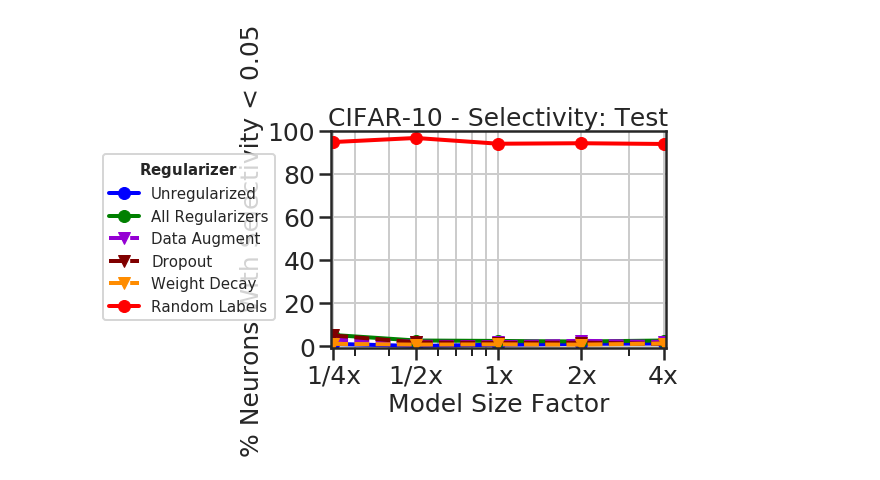
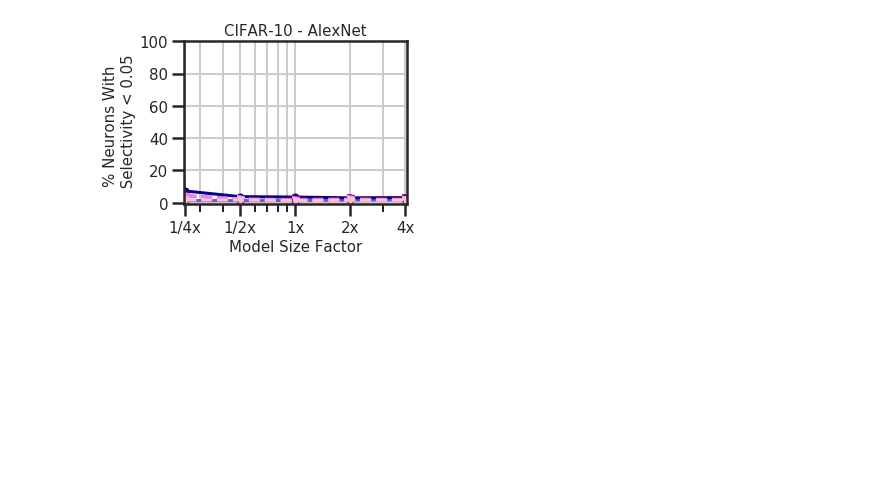
Before and after one commit to xboix/frivolous_dnns, a Jupyter notebook: ipy_notebooks/plot_nonselective.ipynb, the cells around one changed output. Cells and saved outputs as stored; diff of their text form; code cells hidden in the pictures; blank space fills up the shorter version.

Commit message:
Plots

```diff
--- a/ipy_notebooks/plot_nonselective.ipynb
+++ b/ipy_notebooks/plot_nonselective.ipynb
@@ -40,56 +135,70 @@ def print_nonselectivity(title, data, marker_styles, curve_colors, curve_styles,
 # %%
-
+#Regularizers - CIFAR
 sys.path.append('../')
 import experiments
 
-curves = 6
-curve_labels = ['Unregularized', 'All Regularizers', 'Data Augment', 'Dropout', 'Weight Decay', 'Random Labels']
-curve_colors = ['blue', 'green', 'darkviolet', 'maroon', 'darkorange', 'red']
-curve_styles = ['-', '-', '--', '--', '--', '-']
+curves = 5
+curve_labels = ['None', 'All', 'Data Aug.', 'Dropout', 'W. Decay']
+curve_colors = ['slateblue', 'darkblue', 'purple', 'violet', 'pink']
+curve_styles = ['-', '-', '--', '--', '--']
+marker_styles = ['o', 'o', 'v', 'v', 'v']
+
 sizes = 5
 marker_styles = ['o', 'o', 'v', 'v', 'v', 'o']
-yticks = [0, 20, 40, 60, 80, 100]
+yticks = [0, 20]
 size_factors = np.array([0.25, 0.5, 1, 2, 4])
 size_idx_map = {0.25: 0, 0.5: 1, 1: 2, 2: 3, 4: 4}
 size_labels = ['1/4x', '1/2x', '1x', '2x', '4x']
 crosses = 3
 
-results = np.zeros((curves, sizes))
-results_test = np.zeros((curves, sizes))
+seeds = 3
+results = np.zeros((seeds,curves, sizes))
+results_test = np.zeros((seeds, curves, sizes))
 # both are indexed [size_factor][nn_type][mean/lowererr/uppererr]
 # we have to make sure to not be sketchy and state that these are averages between samplings and not nets
+for seed in range(seeds):
+    for ID in range(62, 92):
+        opt = experiments.opt[ID]
 
-for ID in range(62, 92):
-    opt = experiments.opt[ID]
+        curve_idx = 0  # unregularized
+        if opt.dataset.random_labels:
+            continue  # random labels
+        elif opt.hyper.augmentation and opt.hyper.drop_train < 1:
+            curve_idx = 1  # all regularizers
+        elif opt.hyper.augmentation:
+            curve_idx = 2
+        elif opt.hyper.drop_train < 1:
+            curve_idx = 3
+        elif opt.hyper.weight_decay:
+            curve_idx = 4
+        size_idx = size_idx_map[opt.dnn.neuron_multiplier[0]]
 
-    curve_idx = 0  # unregularized
-    if opt.dataset.random_labels:
-        curve_idx = 5  # random labels
-    elif opt.hyper.augmentation and opt.hyper.drop_train < 1:
-        curve_idx = 1  # all regularizers
-    elif opt.hyper.augmentation:
-        curve_idx = 2
-    elif opt.hyper.drop_train < 1:
-        curve_idx = 3
-    elif opt.hyper.weight_decay:
-        curve_idx = 4
-    size_idx = size_idx_map[opt.dnn.neuron_multiplier[0]]
-
-    csv_file = experiments.opt[ID].csv_dir + experiments.opt[ID].name + '_redundancy.csv'
-    df = pd.read_csv(csv_file)
-    nonselective = np.array([df[df['cross_validation'] == i][df['evaluation_set'] == 'train'][df['layer'] == 'all']
-                             ['not_selective'].iloc[0] for i in range(crosses)])
-    nonselective_test = np.array([df[df['cross_validation'] == i][df['evaluation_set'] == 'test'][df['layer'] == 'all']
-                                  ['not_selective'].iloc[0] for i in range(crosses)])
-    results[curve_idx, size_idx] = np.mean(nonselective)
-    results_test[curve_idx, size_idx] = np.mean(nonselective_test)
+        csv_file = experiments.opt[ID].csv_dir + experiments.opt[ID].name + '_redundancy.csv'
+        csv_file = csv_file.replace("seed=0", "seed=" + str(seed))
+        df = pd.read_csv(csv_file)
+        nonselective = np.array([df[df['cross_validation'] == i][df['evaluation_set'] == 'train'][df['layer'] == 'all']
+                                 ['not_selective'].iloc[0] for i in range(crosses)])
+        nonselective_test = np.array([df[df['cross_validation'] == i][df['evaluation_set'] == 'test'][df['layer'] == 'all']
+                                      ['not_selective'].iloc[0] for i in range(crosses)])
+        results[seed,curve_idx, size_idx] = np.mean(nonselective)
+        results_test[seed,curve_idx, size_idx] = np.mean(nonselective_test)
 
 results *= 100
 results_test *= 100
 
-print_nonselectivity(r'CIFAR-10 - Selectivity: Train', results, marker_styles,
-               curve_colors, curve_styles, curve_labels, yticks, r"$\bf{Regularizer}$", 10)
+results_mean = np.mean(results,axis=0)
+results_test_mean = np.mean(results_test,axis=0)
+results_std = np.std(results,axis=0)
+results_test_std = np.std(results_test,axis=0)
+yticks = [0, 20, 40, 60, 80, 100]
 
-print_nonselectivity(r'CIFAR-10 - Selectivity: Test', results_test, marker_styles,
-               curve_colors, curve_styles, curve_labels, yticks, r"$\bf{Regularizer}$", 10)
+leg_loc = (0.0, 0.42)
+
+print_nonselectivity(r'CIFAR-10 - Train', results_mean, results_std, marker_styles,
+               curve_colors, curve_styles, curve_labels, yticks, r"$\bf{Network-Labels}$", 10,leg_loc, False,
+                 "noselec_cifar_regularizers_train")
+
+print_nonselectivity(r'CIFAR-10 - AlexNet', results_test_mean, results_test_std, marker_styles,
+               curve_colors, curve_styles, curve_labels, yticks, r"$\bf{Network-Labels}$", 10,leg_loc, False,
+                 "noselec_cifar_regularizers_test")
 # %% [output]
@@ -97 +206 @@ print_nonselectivity(r'CIFAR-10 - Selectivity: Test', results_test, marker_style
-[figure, old version]
+[figure, new version]
```
Also changed, not shown: parts of 14 cells of this notebook, 9 other files.
